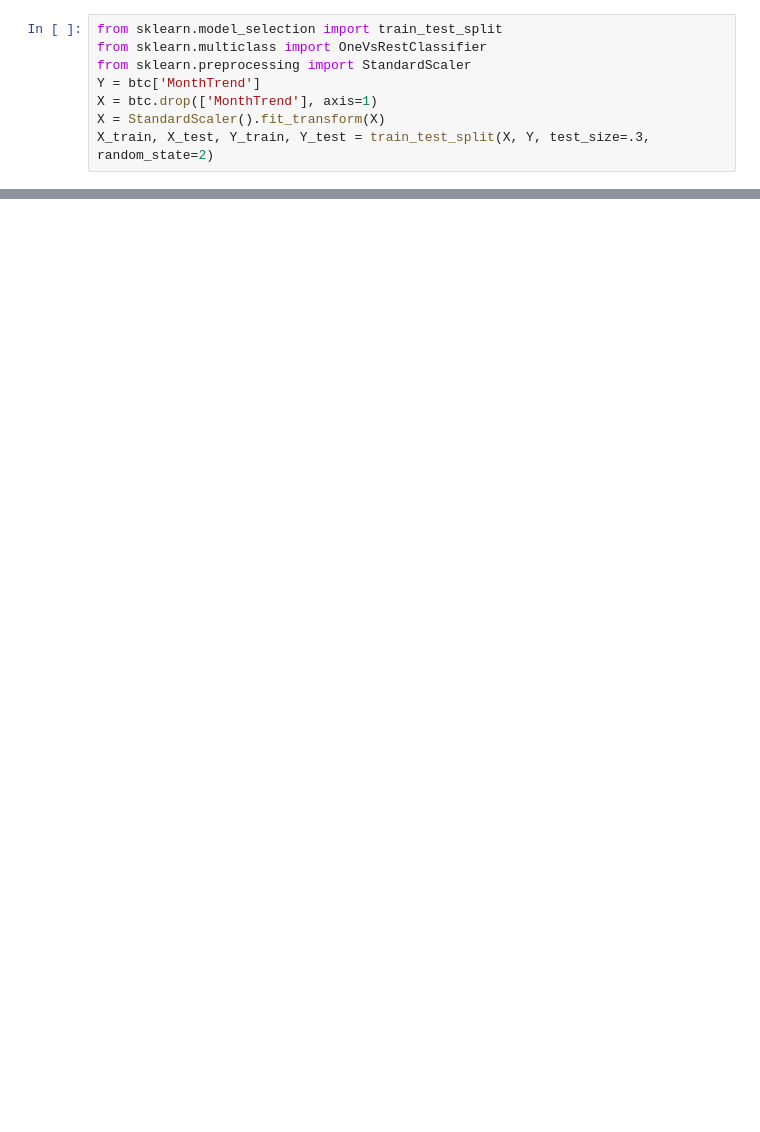
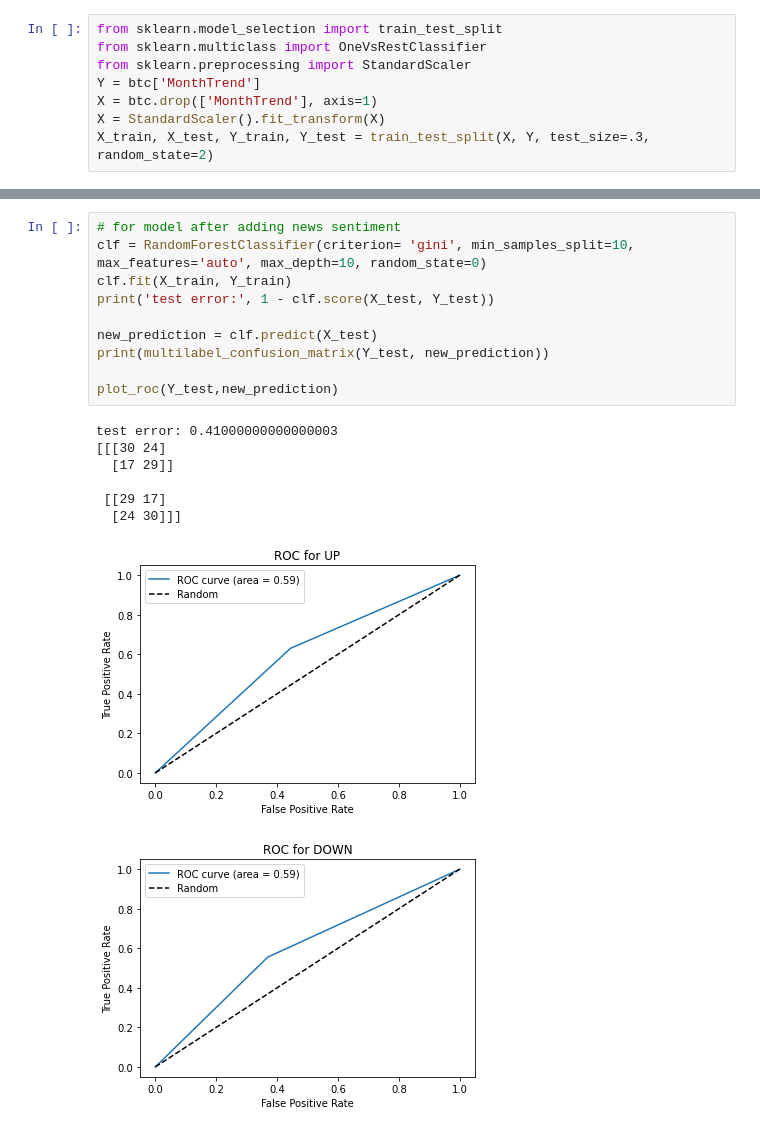
Before and after one commit to danmao124/financial_model, a Jupyter notebook: main.ipynb, the cells around one changed output, grey strips where cells are left out. Cells and saved outputs as stored; diff of their text form; blank space fills up the shorter version.

```diff
--- a/main.ipynb
+++ b/main.ipynb
@@ -324,0 +367,19 @@ plot_roc(Y_test,new_prediction)
+# %%
+# for model after adding news sentiment
+clf = RandomForestClassifier(criterion= 'gini', min_samples_split=10, max_features='auto', max_depth=10, random_state=0)
+clf.fit(X_train, Y_train)
+print('test error:', 1 - clf.score(X_test, Y_test))
+
+new_prediction = clf.predict(X_test)
+print(multilabel_confusion_matrix(Y_test, new_prediction))
+
+plot_roc(Y_test,new_prediction)
+# %% [output]
+test error: 0.41000000000000003
+[[[30 24]
+  [17 29]]
+
+ [[29 17]
+  [24 30]]]
+[figure, added]
+[figure, added]
```
Also changed, not shown: parts of 18 cells of this notebook.
